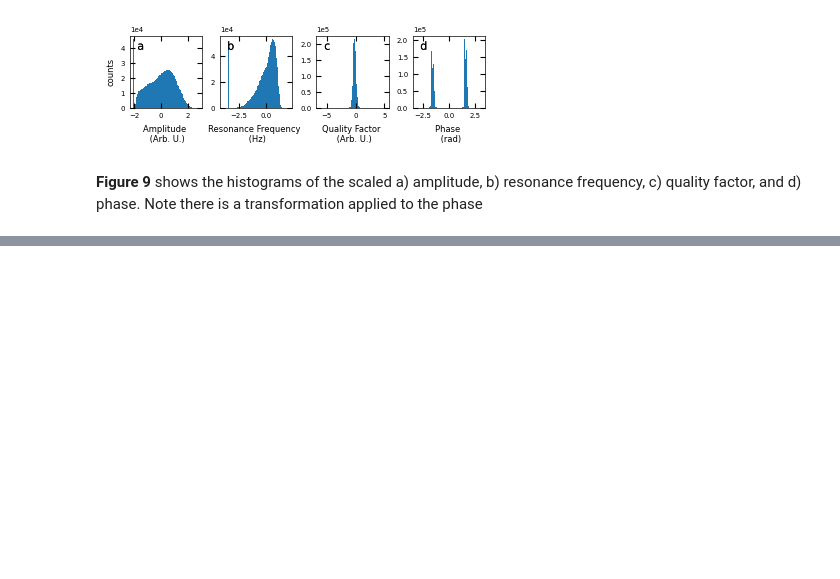
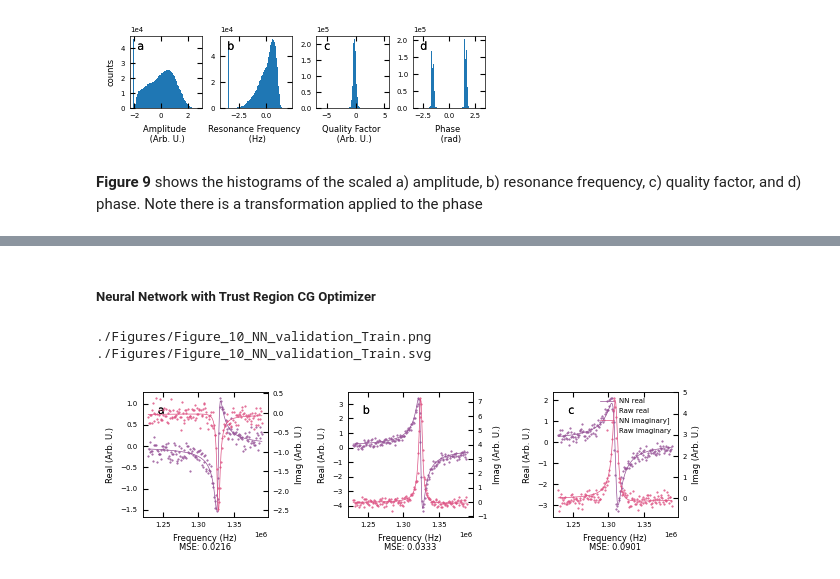
Before and after one commit to m3-learning/m3_learning, a Jupyter notebook: m3_learning/papers/2023_Rapid_Fitting/6_Noisy_Data_Analysis.ipynb, the cells around one changed output, grey strips where cells are left out. Drawn from its saved outputs; the diff is of its cells as text; code cells hidden in the pictures; blank space fills up the shorter version.

```diff
--- a/m3_learning/papers/2023_Rapid_Fitting/6_Noisy_Data_Analysis.ipynb
+++ b/m3_learning/papers/2023_Rapid_Fitting/6_Noisy_Data_Analysis.ipynb
@@ -163,0 +246,14 @@ model.load(
+# %% [markdown]
+##### Neural Network with Trust Region CG Optimizer
+# %%
+d1, d2, index1, mse1 = BE_viz.bmw_nn(
+    X_data,
+    prediction=model_trust_region,
+    out_state={"scaled": True, "raw_format": "complex"},
+    returns=True,
+    filename="Figure_10_NN_validation_Train",
+)
+# %% [output]
+./Figures/Figure_10_NN_validation_Train.png
+./Figures/Figure_10_NN_validation_Train.svg
+[figure, added]
```
Also changed, not shown: parts of 25 cells of this notebook, 3 other files.
